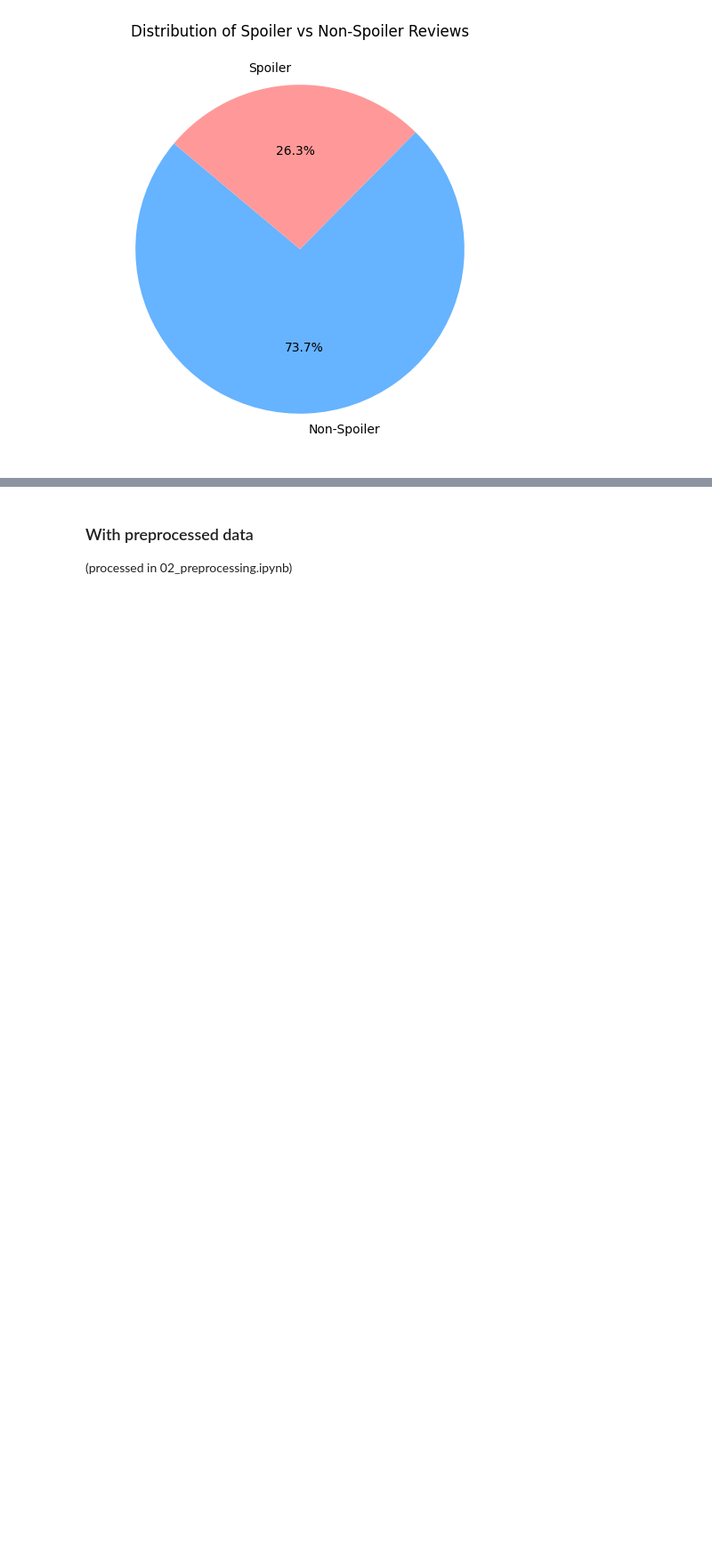
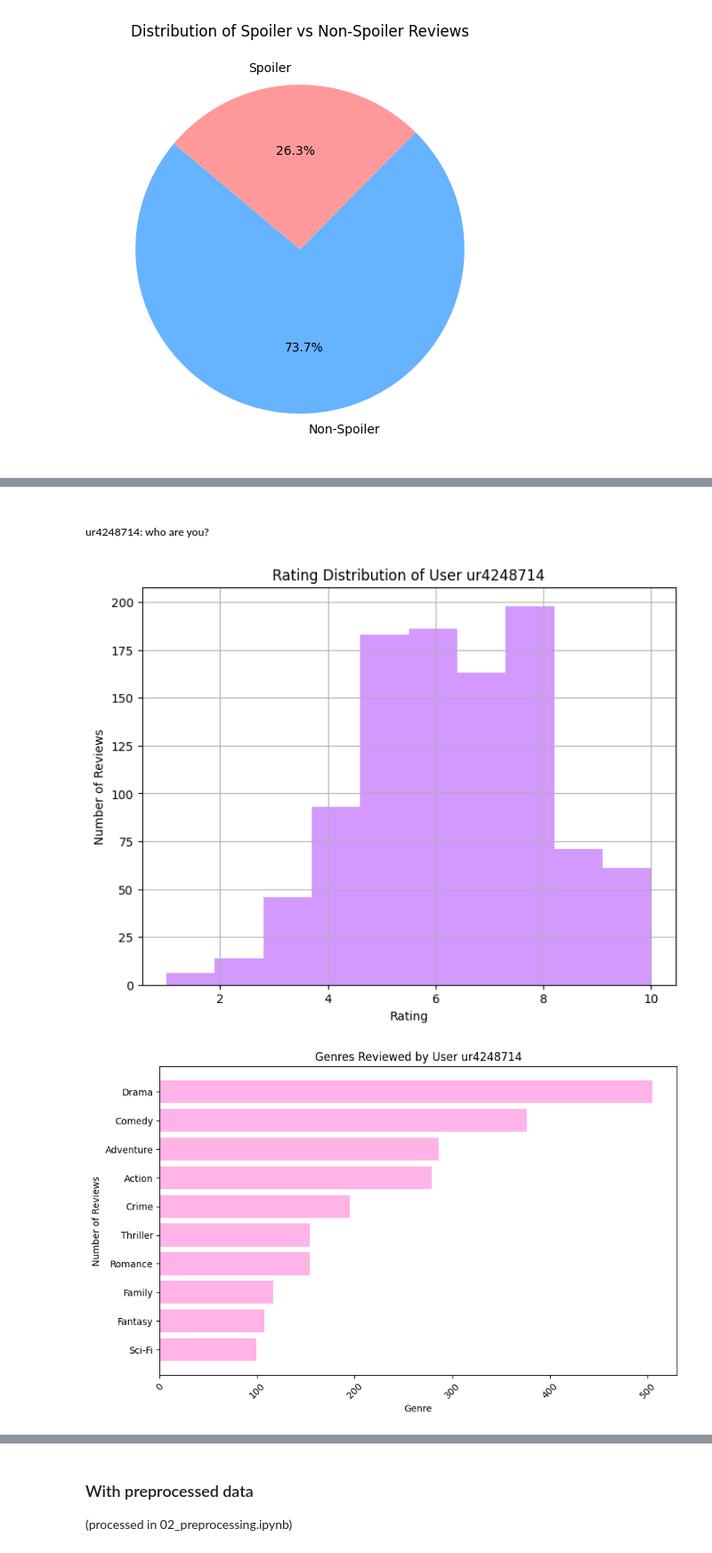
Before and after one commit to ayshmnmm/plot-protector, a Jupyter notebook: notebooks/01_eda.ipynb, the cells around one changed output, grey strips where cells are left out. Shown at 89% size. Saved outputs shown, nothing was run; the diff lists cells and outputs as text; code cells hidden in the pictures; blank space fills up the shorter version.

Commit message:
Perform analysis on genres, movies, users and ratings

```diff
--- a/notebooks/01_eda.ipynb
+++ b/notebooks/01_eda.ipynb
@@ -76,0 +105,3 @@ plt.show()
+# %%
+reviews["num_exclamation_marks"] = reviews["review_text"].str.count("!")
+reviews[["num_exclamation_marks", "is_spoiler"]].groupby("is_spoiler").mean()
@@ -76,0 +166,30 @@ plt.show()
+# %% [markdown]
+##### ur4248714: who are you?
+# %%
+# ur4248714: who are you?
+
+reviews[reviews['user_id'] == 'ur4248714']["rating"].value_counts()
+
+# histogram of ur4248714 ratings
+plt.figure(figsize=(8, 6))
+reviews[reviews['user_id'] == 'ur4248714']["rating"].hist(bins=10, color="#d399ff")
+plt.title('Rating Distribution of User ur4248714')
+plt.xlabel('Rating')
+plt.ylabel('Number of Reviews')
+plt.show()
+
+# bar plot of genres that ur4248714 reviews most
+ur4248714_movie_ids = reviews[reviews['user_id'] == 'ur4248714']['movie_id'].unique()
+ur4248714_movies = movie_details[movie_details['movie_id'].isin(ur4248714_movie_ids)]
+ur4248714_genres = ur4248714_movies['genre'].explode()
+ur4248714_genre_counts = ur4248714_genres.value_counts()[:10][::-1]
+plt.figure(figsize=(10, 6))
+plt.barh(ur4248714_genre_counts.index, ur4248714_genre_counts.values, color="#ffb3e6")
+plt.xticks(rotation=45)
+plt.title('Genres Reviewed by User ur4248714')
+plt.xlabel('Genre')
+plt.ylabel('Number of Reviews')
+plt.show()
+# %% [output]
+[figure, added]
+[figure, added]
```
Also changed, not shown: parts of 30 cells of this notebook.
